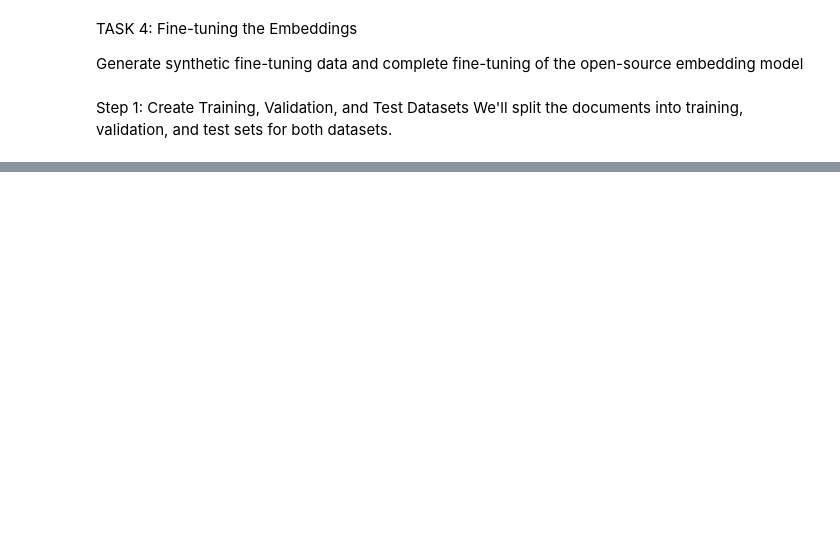
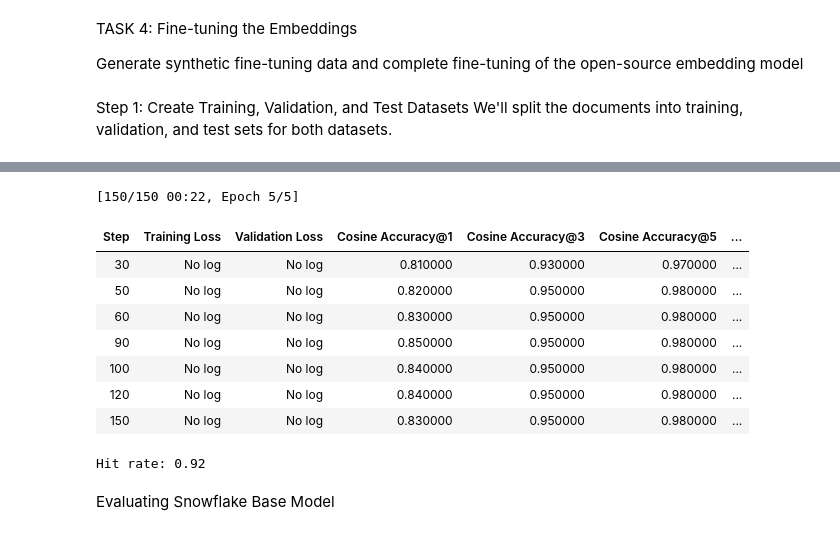
Before and after one commit to nitin-ng/AIE4, a Jupyter notebook: Midterm/midterm_assignment.ipynb, the cells around one changed output, grey strips where cells are left out. Drawn from its saved outputs; the diff is of its cells as text; code cells hidden in the pictures; blank space fills up the shorter version.

```diff
--- a/Midterm/midterm_assignment.ipynb
+++ b/Midterm/midterm_assignment.ipynb
@@ -568,0 +613,44 @@ print(performance_results)
+# %%
+loader = DataLoader(
+    examples, batch_size=BATCH_SIZE
+)
+# %%
+from sentence_transformers.losses import MatryoshkaLoss, MultipleNegativesRankingLoss
+
+matryoshka_dimensions = [768, 512, 256, 128, 64]
+inner_train_loss = MultipleNegativesRankingLoss(model)
+train_loss = MatryoshkaLoss(
+    model, inner_train_loss, matryoshka_dims=matryoshka_dimensions
+)
+# %%
+from sentence_transformers.evaluation import InformationRetrievalEvaluator
+
+corpus = val_dataset['corpus']
+queries = val_dataset['questions']
+relevant_docs = val_dataset['relevant_contexts']
+
+evaluator = InformationRetrievalEvaluator(queries, corpus, relevant_docs)
+# %%
+EPOCHS = 5
+# %%
+warmup_steps = int(len(loader) * EPOCHS * 0.1)
+
+model.fit(
+    train_objectives=[(loader, train_loss)],
+    epochs=EPOCHS,
+    warmup_steps=warmup_steps,
+    output_path='finetuned_arctic',
+    show_progress_bar=True,
+    evaluator=evaluator,
+    evaluation_steps=50,
+)
+# %% [output]
+[150/150 00:22, Epoch 5/5]
+| Step | Training Loss | Validation Loss | Cosine Accuracy@1 | Cosine Accuracy@3 | Cosine Accuracy@5 | ... |
+| 30 | No log | No log | 0.810000 | 0.930000 | 0.970000 | ... |
+| 50 | No log | No log | 0.820000 | 0.950000 | 0.980000 | ... |
+| 60 | No log | No log | 0.830000 | 0.950000 | 0.980000 | ... |
+| 90 | No log | No log | 0.850000 | 0.950000 | 0.980000 | ... |
+| 100 | No log | No log | 0.840000 | 0.950000 | 0.980000 | ... |
+| 120 | No log | No log | 0.840000 | 0.950000 | 0.980000 | ... |
+| 150 | No log | No log | 0.830000 | 0.950000 | 0.980000 | ... |
@@ -568,0 +725,11 @@ print(performance_results)
+# %%
+# Usage example:
+results = evaluate_qdrant(test_dataset)
+
+results_df = pd.DataFrame(results)
+hit_rate = results_df["is_hit"].mean()
+print(f"Hit rate: {hit_rate}")
+# %% [output]
+Hit rate: 0.92
+# %% [markdown]
+Evaluating Snowflake Base Model
```
Also changed, not shown: parts of 43 cells of this notebook.
